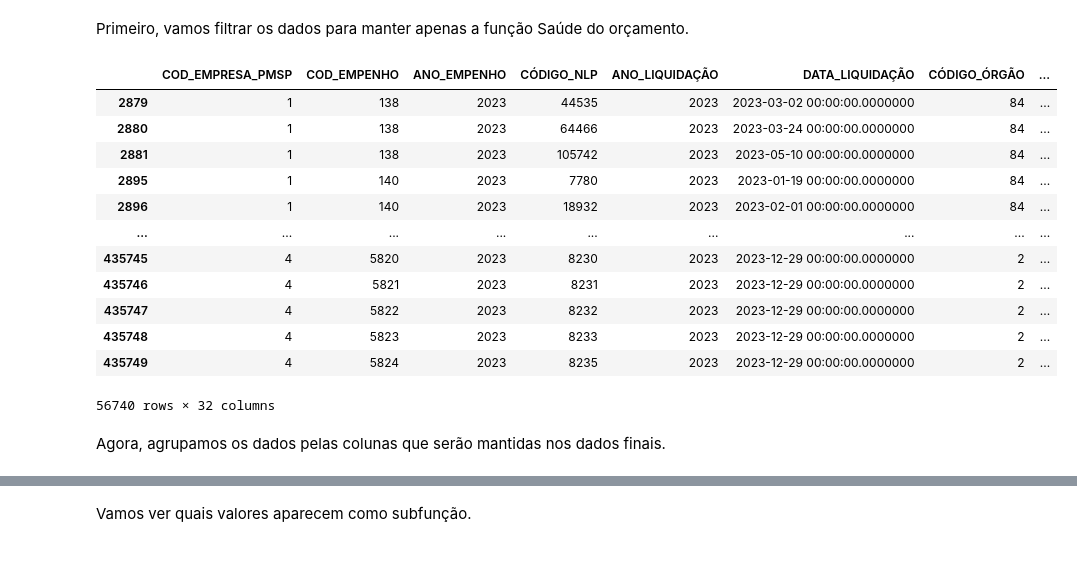
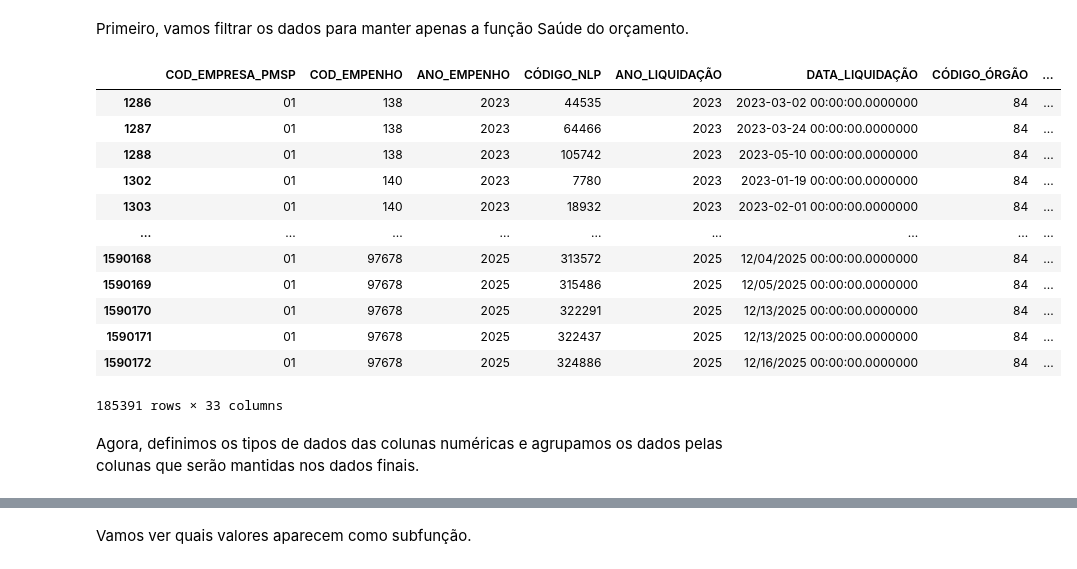
Before and after one commit to ObservatorioPoliticasTCM/datasp-dados, a Jupyter notebook: rendered_notebooks/saude/saude.ipynb, the cells around one changed output, grey strips where cells are left out. Saved outputs shown, nothing was run; the diff lists cells and outputs as text; code cells hidden in the pictures.

```diff
--- a/rendered_notebooks/saude/saude.ipynb
+++ b/rendered_notebooks/saude/saude.ipynb
@@ -716,0 +477,8 @@ df_despesa_r
+# %%
+ANOS = [2023, 2024, 2025]
+
+df_despesa_r = pd.concat(
+    [load_orcamento_r(ano).assign(ANO=str(ano)) for ano in ANOS],
+    ignore_index=True
+)
+df_despesa_r
@@ -718,24 +500,24 @@ df_despesa_r
 Primeiro, vamos filtrar os dados para manter apenas a função Saúde do orçamento.
 # %%
 df_despesa_r = df_despesa_r[df_despesa_r['DESCRIÇÃO_FUNÇÃO']=='Saúde']
-df_despesa_r = df_despesa_r[df_despesa_r['ANO_LIQUIDAÇÃO']==2023]
+df_despesa_r = df_despesa_r[df_despesa_r['ANO_LIQUIDAÇÃO']==df_despesa_r['ANO']]
 df_despesa_r
 # %% [output]
 |  | COD_EMPRESA_PMSP | COD_EMPENHO | ANO_EMPENHO | CÓDIGO_NLP | ANO_LIQUIDAÇÃO | DATA_LIQUIDAÇÃO | CÓDIGO_ÓRGÃO | ... |
-| 2879 | 1 | 138 | 2023 | 44535 | 2023 | 2023-03-02 00:00:00.0000000 | 84 | ... |
-| 2880 | 1 | 138 | 2023 | 64466 | 2023 | 2023-03-24 00:00:00.0000000 | 84 | ... |
-| 2881 | 1 | 138 | 2023 | 105742 | 2023 | 2023-05-10 00:00:00.0000000 | 84 | ... |
-| 2895 | 1 | 140 | 2023 | 7780 | 2023 | 2023-01-19 00:00:00.0000000 | 84 | ... |
-| 2896 | 1 | 140 | 2023 | 18932 | 2023 | 2023-02-01 00:00:00.0000000 | 84 | ... |
+| 1286 | 01 | 138 | 2023 | 44535 | 2023 | 2023-03-02 00:00:00.0000000 | 84 | ... |
+| 1287 | 01 | 138 | 2023 | 64466 | 2023 | 2023-03-24 00:00:00.0000000 | 84 | ... |
+| 1288 | 01 | 138 | 2023 | 105742 | 2023 | 2023-05-10 00:00:00.0000000 | 84 | ... |
+| 1302 | 01 | 140 | 2023 | 7780 | 2023 | 2023-01-19 00:00:00.0000000 | 84 | ... |
+| 1303 | 01 | 140 | 2023 | 18932 | 2023 | 2023-02-01 00:00:00.0000000 | 84 | ... |
 | ... | ... | ... | ... | ... | ... | ... | ... | ... |
-| 435745 | 4 | 5820 | 2023 | 8230 | 2023 | 2023-12-29 00:00:00.0000000 | 2 | ... |
-| 435746 | 4 | 5821 | 2023 | 8231 | 2023 | 2023-12-29 00:00:00.0000000 | 2 | ... |
-| 435747 | 4 | 5822 | 2023 | 8232 | 2023 | 2023-12-29 00:00:00.0000000 | 2 | ... |
-| 435748 | 4 | 5823 | 2023 | 8233 | 2023 | 2023-12-29 00:00:00.0000000 | 2 | ... |
-| 435749 | 4 | 5824 | 2023 | 8235 | 2023 | 2023-12-29 00:00:00.0000000 | 2 | ... |
+| 1590168 | 01 | 97678 | 2025 | 313572 | 2025 | 12/04/2025 00:00:00.0000000 | 84 | ... |
+| 1590169 | 01 | 97678 | 2025 | 315486 | 2025 | 12/05/2025 00:00:00.0000000 | 84 | ... |
+| 1590170 | 01 | 97678 | 2025 | 322291 | 2025 | 12/13/2025 00:00:00.0000000 | 84 | ... |
+| 1590171 | 01 | 97678 | 2025 | 322437 | 2025 | 12/13/2025 00:00:00.0000000 | 84 | ... |
+| 1590172 | 01 | 97678 | 2025 | 324886 | 2025 | 12/16/2025 00:00:00.0000000 | 84 | ... |
-56740 rows × 32 columns
+185391 rows × 33 columns
 # %% [markdown]
-Agora, agrupamos os dados pelas colunas que serão mantidas nos dados finais.
+Agora, definimos os tipos de dados das colunas numéricas e agrupamos os dados pelas colunas que serão mantidas nos dados finais.
 # %%
 group_cols = ['CÓDIGO_SUBFUNÇÃO',
         'DESCRIÇÃO_SUBFUNÇÃO',
```
Also changed, not shown: parts of 55 cells of this notebook.
